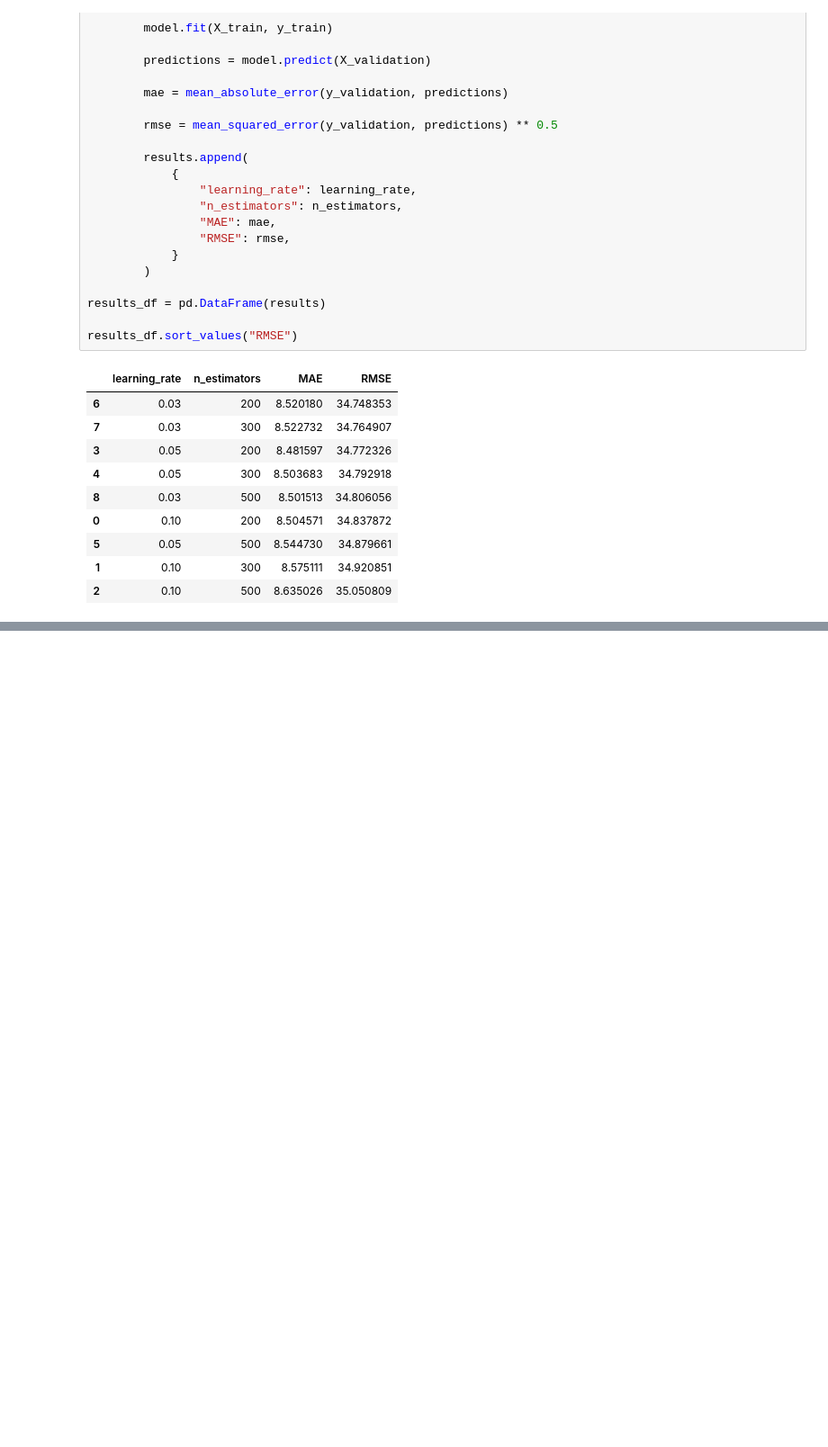
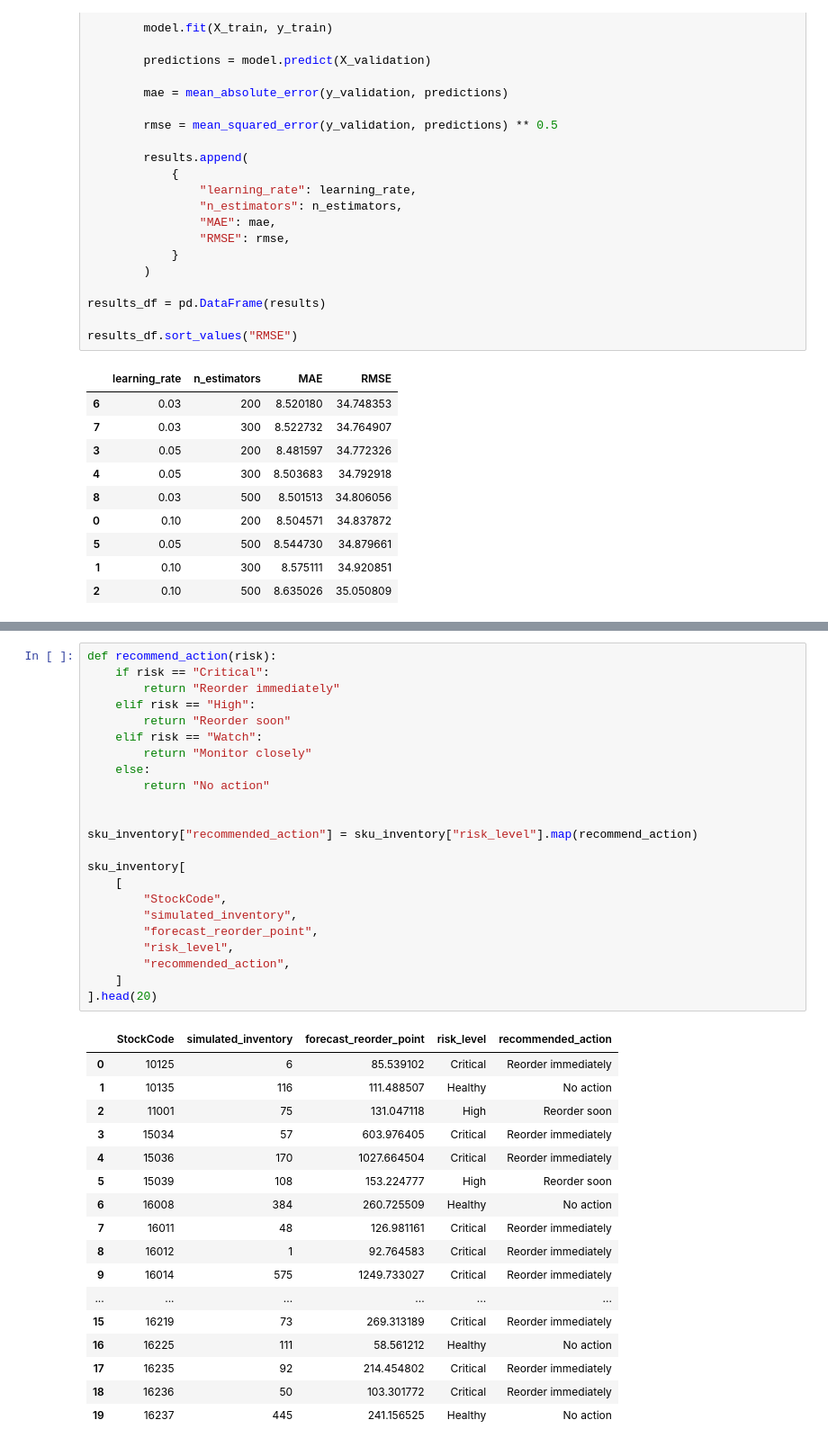
Before and after one commit to rajdeep-senapati/stocksense, a Jupyter notebook: notebooks/02_demand_forecasting.ipynb, the cells around one changed output, grey strips where cells are left out. Shown at 90% size. Drawn from its saved outputs; the diff is of its cells as text; blank space fills up the shorter version.

```diff
--- a/notebooks/02_demand_forecasting.ipynb
+++ b/notebooks/02_demand_forecasting.ipynb
@@ -618,0 +1136,41 @@ results_df.sort_values("RMSE")
+# %%
+def recommend_action(risk):
+    if risk == "Critical":
+        return "Reorder immediately"
+    elif risk == "High":
+        return "Reorder soon"
+    elif risk == "Watch":
+        return "Monitor closely"
+    else:
+        return "No action"
+
+
+sku_inventory["recommended_action"] = sku_inventory["risk_level"].map(recommend_action)
+
+sku_inventory[
+    [
+        "StockCode",
+        "simulated_inventory",
+        "forecast_reorder_point",
+        "risk_level",
+        "recommended_action",
+    ]
+].head(20)
+# %% [output]
+|  | StockCode | simulated_inventory | forecast_reorder_point | risk_level | recommended_action |
+| 0 | 10125 | 6 | 85.539102 | Critical | Reorder immediately |
+| 1 | 10135 | 116 | 111.488507 | Healthy | No action |
+| 2 | 11001 | 75 | 131.047118 | High | Reorder soon |
+| 3 | 15034 | 57 | 603.976405 | Critical | Reorder immediately |
+| 4 | 15036 | 170 | 1027.664504 | Critical | Reorder immediately |
+| 5 | 15039 | 108 | 153.224777 | High | Reorder soon |
+| 6 | 16008 | 384 | 260.725509 | Healthy | No action |
+| 7 | 16011 | 48 | 126.981161 | Critical | Reorder immediately |
+| 8 | 16012 | 1 | 92.764583 | Critical | Reorder immediately |
+| 9 | 16014 | 575 | 1249.733027 | Critical | Reorder immediately |
+| ... | ... | ... | ... | ... | ... |
+| 15 | 16219 | 73 | 269.313189 | Critical | Reorder immediately |
+| 16 | 16225 | 111 | 58.561212 | Healthy | No action |
+| 17 | 16235 | 92 | 214.454802 | Critical | Reorder immediately |
+| 18 | 16236 | 50 | 103.301772 | Critical | Reorder immediately |
+| 19 | 16237 | 445 | 241.156525 | Healthy | No action |
```
Also changed, not shown: parts of 43 cells of this notebook, 3 other files.
